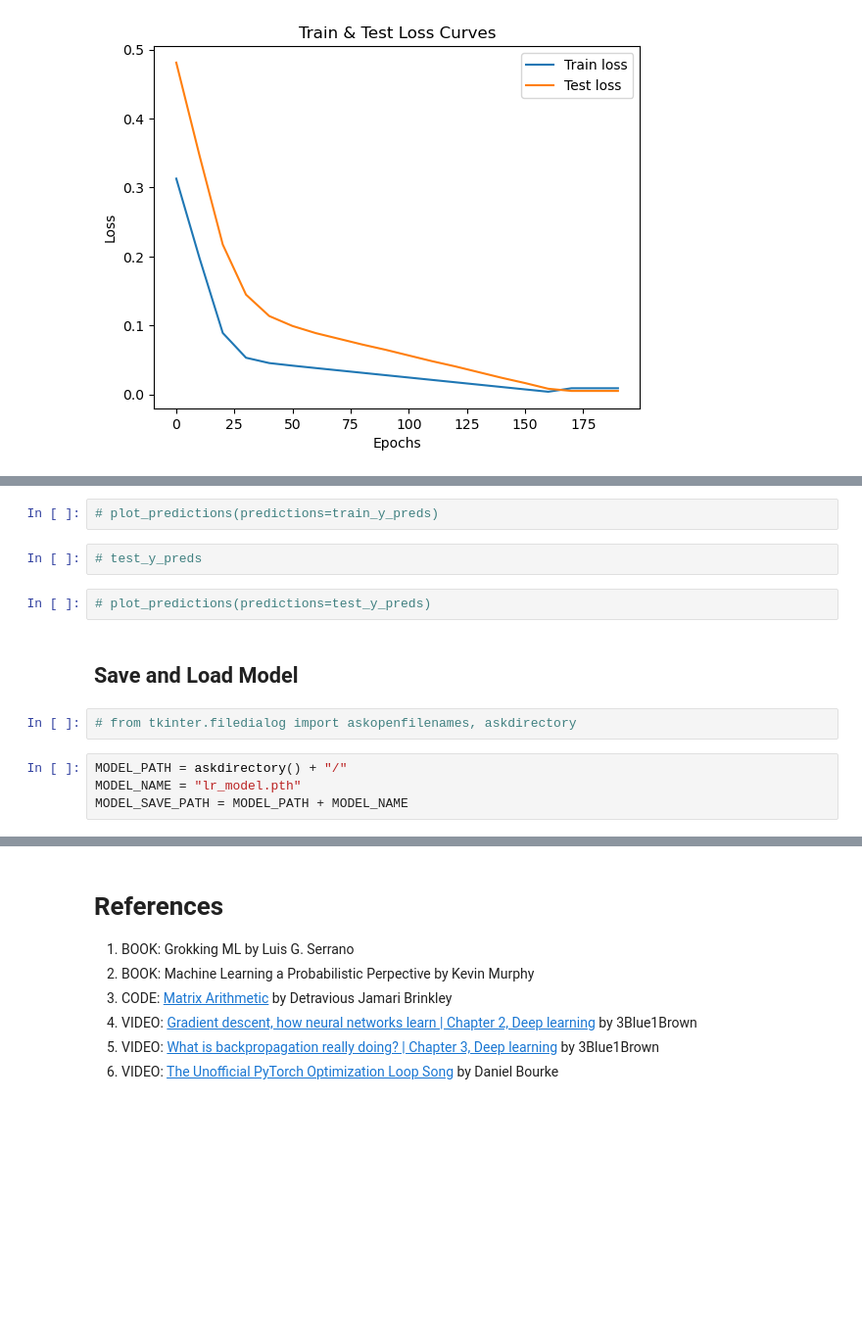
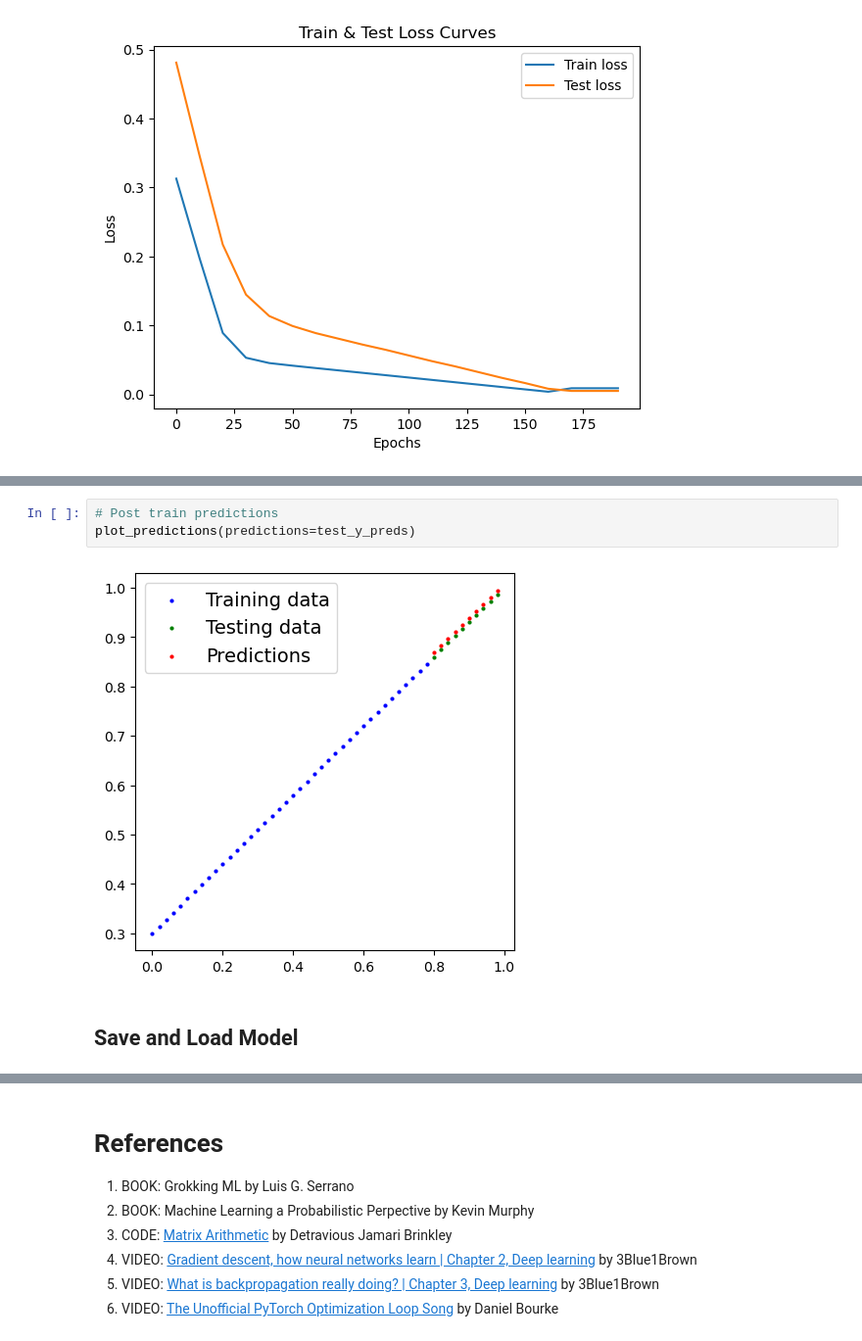
Before and after one commit to Brinkley97/tutorial-coding_languages_and_libraries, a Jupyter notebook: py_torch/workflow-02-tslearn_library.ipynb, the cells around one changed output, grey strips where cells are left out. Shown: that part at 98% size. Cells and saved outputs as stored; diff of their text form; blank space fills up the shorter version.

```diff
--- a/py_torch/workflow-02-tslearn_library.ipynb
+++ b/py_torch/workflow-02-tslearn_library.ipynb
@@ -409,14 +437,7 @@ plt.legend();
 # %%
-# plot_predictions(predictions=train_y_preds)
+# Post train predictions
+plot_predictions(predictions=test_y_preds)
+# %% [output]
+[figure, added]
-# %%
-# test_y_preds
-# %%
-# plot_predictions(predictions=test_y_preds)
 # %% [markdown]
 ## Save and Load Model
-# %%
-# from tkinter.filedialog import askopenfilenames, askdirectory
-# %%
-MODEL_PATH = askdirectory() + "/"
-MODEL_NAME = "lr_model.pth"
-MODEL_SAVE_PATH = MODEL_PATH + MODEL_NAME
```
Also changed, not shown: parts of 24 cells of this notebook.
